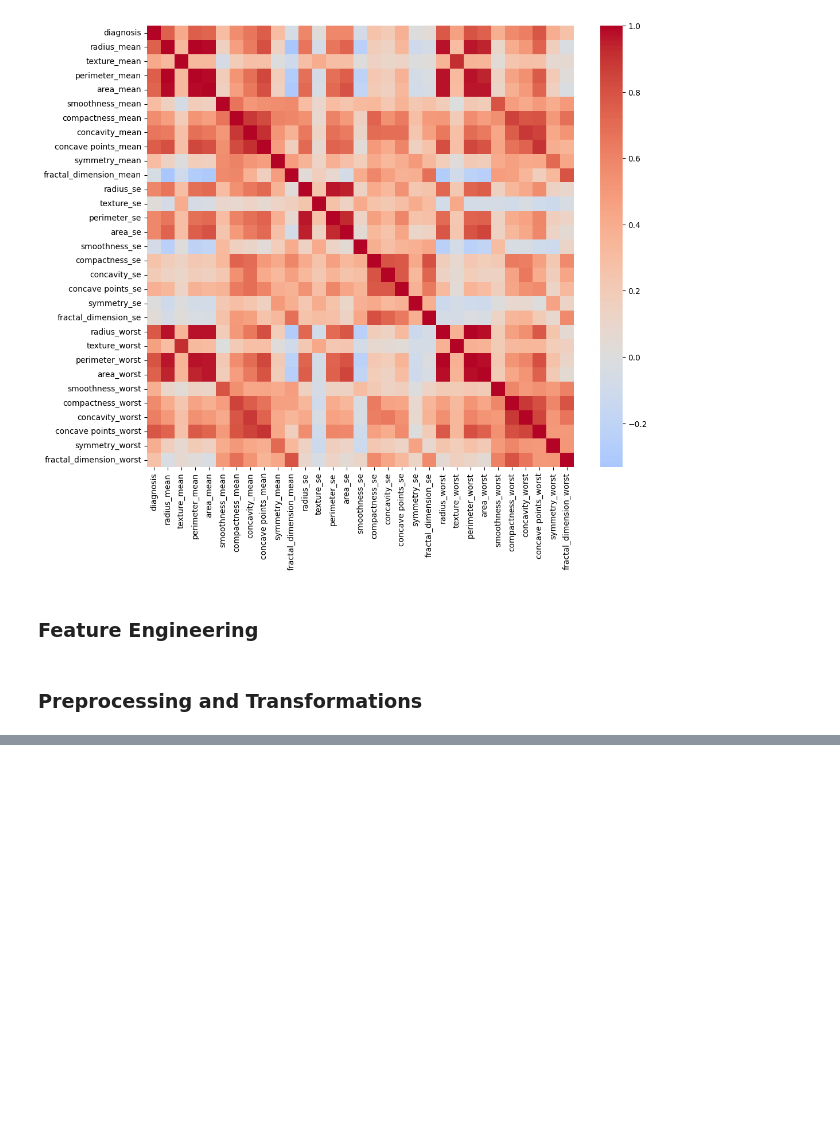
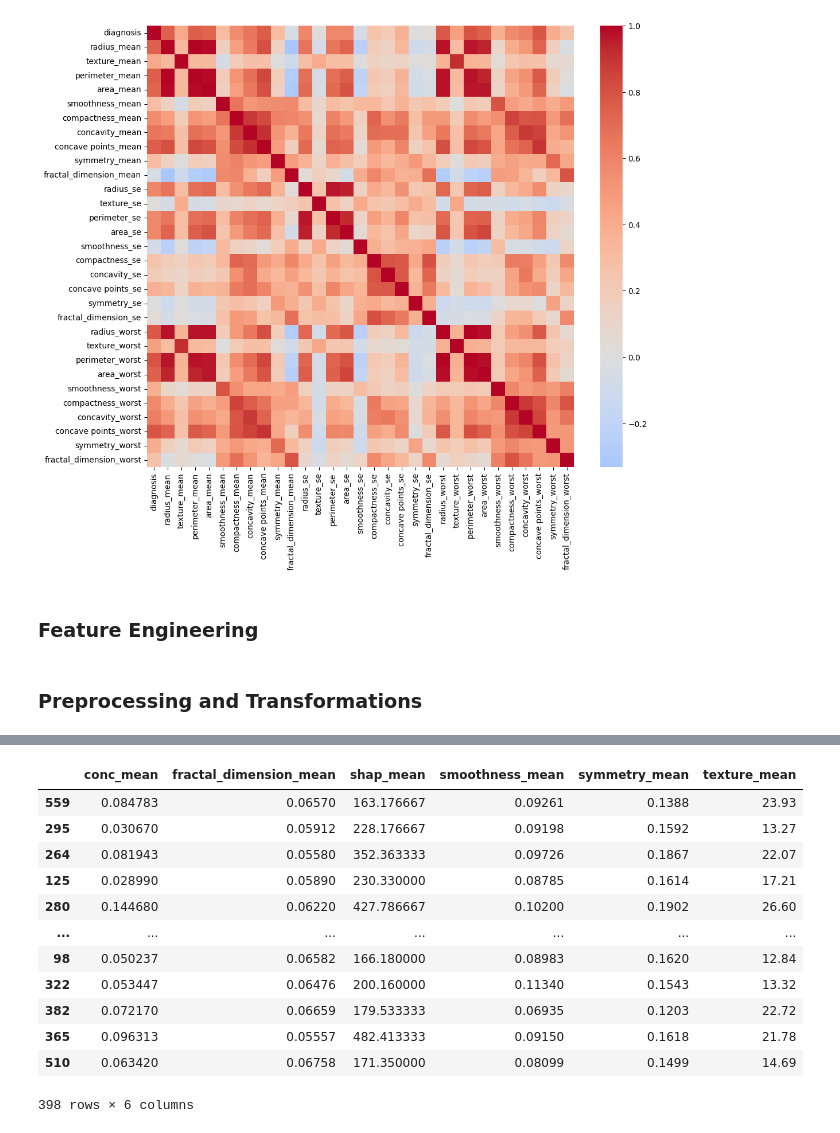
Before and after one commit to nb488/Breast-Cancer-Diagnosis-Project, a Jupyter notebook: main.ipynb, the cells around one changed output, grey strips where cells are left out. Saved outputs shown, nothing was run; the diff lists cells and outputs as text; code cells hidden in the pictures; blank space fills up the shorter version.

```diff
--- a/main.ipynb
+++ b/main.ipynb
@@ -181,6 +192,13 @@ y_train = train_filtered['diagnosis']
 
 X_test = test_filtered.drop(columns=['diagnosis'])
 y_test = test_filtered['diagnosis']
+# %%
+## Datasets that only contain the mean_ values (test if just the mean values will work)
+
+cols_mean = train_filtered.filter(like = "_mean").columns.union(["diagnosis"])
+
+X_train_mean = train_filtered[cols_mean].drop(columns = 'diagnosis')
+y_train_mean = train_filtered['diagnosis']
 # %%
 results = {}
 # %%
@@ -257,0 +261,16 @@ pd.DataFrame(lr_scores_dict)
+# %%
+X_train_mean
+# %% [output]
+|  | conc_mean | fractal_dimension_mean | shap_mean | smoothness_mean | symmetry_mean | texture_mean |
+| 559 | 0.084783 | 0.06570 | 163.176667 | 0.09261 | 0.1388 | 23.93 |
+| 295 | 0.030670 | 0.05912 | 228.176667 | 0.09198 | 0.1592 | 13.27 |
+| 264 | 0.081943 | 0.05580 | 352.363333 | 0.09726 | 0.1867 | 22.07 |
+| 125 | 0.028990 | 0.05890 | 230.330000 | 0.08785 | 0.1614 | 17.21 |
+| 280 | 0.144680 | 0.06220 | 427.786667 | 0.10200 | 0.1902 | 26.60 |
+| ... | ... | ... | ... | ... | ... | ... |
+| 98 | 0.050237 | 0.06582 | 166.180000 | 0.08983 | 0.1620 | 12.84 |
+| 322 | 0.053447 | 0.06476 | 200.160000 | 0.11340 | 0.1543 | 13.32 |
+| 382 | 0.072170 | 0.06659 | 179.533333 | 0.06935 | 0.1203 | 22.72 |
+| 365 | 0.096313 | 0.05557 | 482.413333 | 0.09150 | 0.1618 | 21.78 |
+| 510 | 0.063420 | 0.06758 | 171.350000 | 0.08099 | 0.1499 | 14.69 |
+398 rows × 6 columns
```
Also changed, not shown: parts of 24 cells of this notebook.
